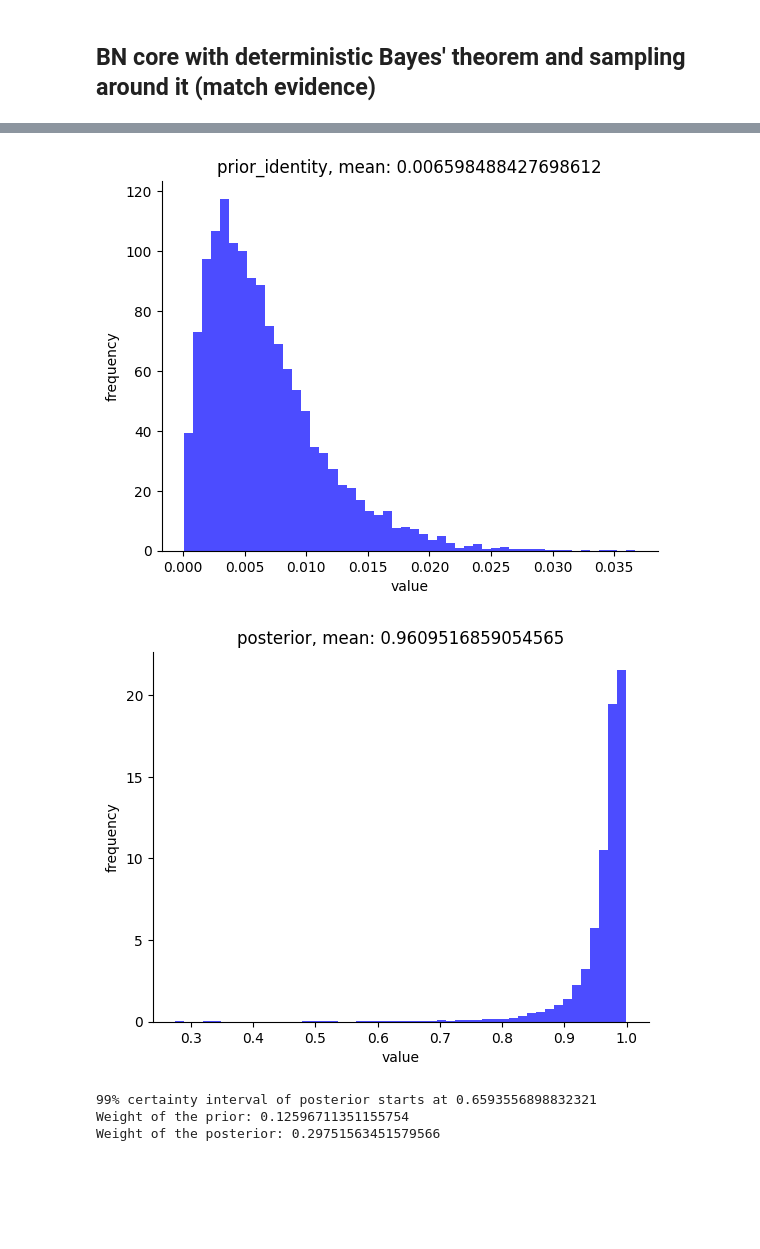
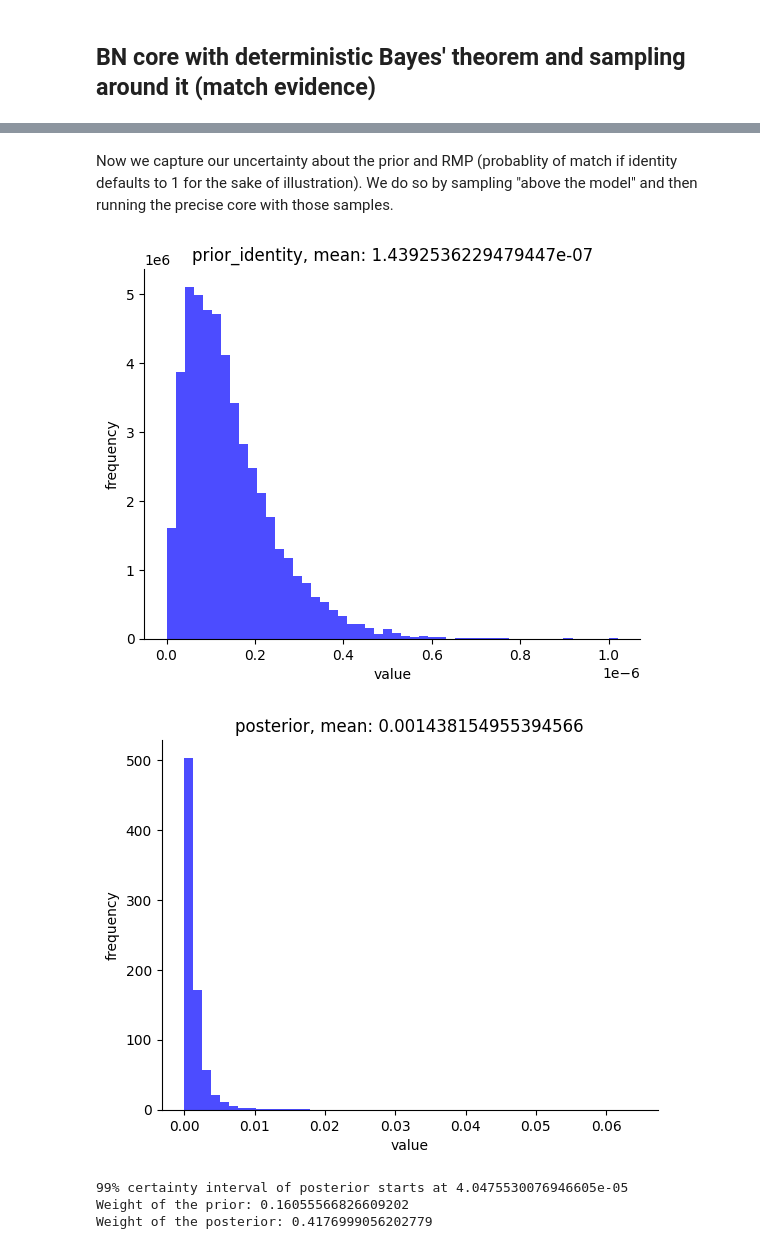
Before and after one commit to rfl-urbaniak/MRbook, a Jupyter notebook: weight-paper/scripts/missing_fingers.ipynb, the cells around one changed output, grey strips where cells are left out. Saved outputs shown, nothing was run; the diff lists cells and outputs as text; code cells hidden in the pictures; blank space fills up the shorter version.

Commit message:
updated missing fingers notebook

```diff
--- a/weight-paper/scripts/missing_fingers.ipynb
+++ b/weight-paper/scripts/missing_fingers.ipynb
@@ -117,39 +119,46 @@ def match_posterior(prior_identity: torch.tensor, random_match_probability: torc
     denominator = pr_match_if_identity * prior_identity + (1 - prior_identity) * random_match_probability
 
     return numerator / denominator
+# %% [markdown]
+Now we capture our uncertainty about the prior and RMP (probablity of match if identity defaults to 1 for the sake of illustration). We do so by sampling "above the model" and then running the precise core with those samples.
 # %%
 def fingers_just_sweden():
     # Sample the probability of being the person responsible (a single value) from a Beta distribution
-    prior_identity = pyro.sample("prior_identity", dist.Beta(2, 301))  # suppose 1 in 1.4e10 in Sweden
+    prior_identity = pyro.sample("prior_identity", dist.Beta(2, 1.4e7))  # suppose1 out of 1.4 e7
+    # in Sweden
 
-    random_match_probability = pyro.sample("random_match_probability", dist.Beta(3, 20001))  # random match probability for Sweden
+    random_match_probability = pyro.sample("random_match_probability", dist.Beta(3, 20001))
+    # random match probability for Sweden, say 2 other living people with similarly
+    # severed fingers
+    # in a sample of size 20k
 
-    posterior = pyro.deterministic("posterior",match_posterior(prior_identity, random_match_probability), event_dim = 0)
+    posterior = pyro.deterministic("posterior",
+                                   match_posterior(prior_identity,
+                                                random_match_probability), event_dim = 0)
 
     return posterior
 
 
 with pyro.plate("samples", 10000):
     with pyro.poutine.trace() as tr_sweden:
         posterior = fingers_just_sweden()
 
 nodes_sweden = tr_sweden.trace.nodes
 
 # Plot the specified nodes, no need to filter as we used Bayes' theorem here
 
-
 table = plot_from_nodes(nodes_sweden, nodes_to_plot=["prior_identity", "posterior"], bins = 50)
 
 print(f"99% certainty interval of posterior starts at {np.quantile(table['posterior'], 0.005)}")
 
 weight_prior = weight(nodes_sweden['prior_identity']['value'])
 weight_posterior = weight(nodes_sweden['posterior']['value'])
 
 print(f"Weight of the prior: {weight_prior}")
 print(f"Weight of the posterior: {weight_posterior}")
 # %% [output]
-[figure, old version]
+[figure, new version]
-[figure, old version]
+[figure, new version]
-99% certainty interval of posterior starts at 0.6593556898832321
-Weight of the prior: 0.12596711351155754
-Weight of the posterior: 0.29751563451579566
+99% certainty interval of posterior starts at 4.0475530076946605e-05
+Weight of the prior: 0.16055566826609202
+Weight of the posterior: 0.4176999056202779
```
Also changed, not shown: parts of 20 cells of this notebook.
